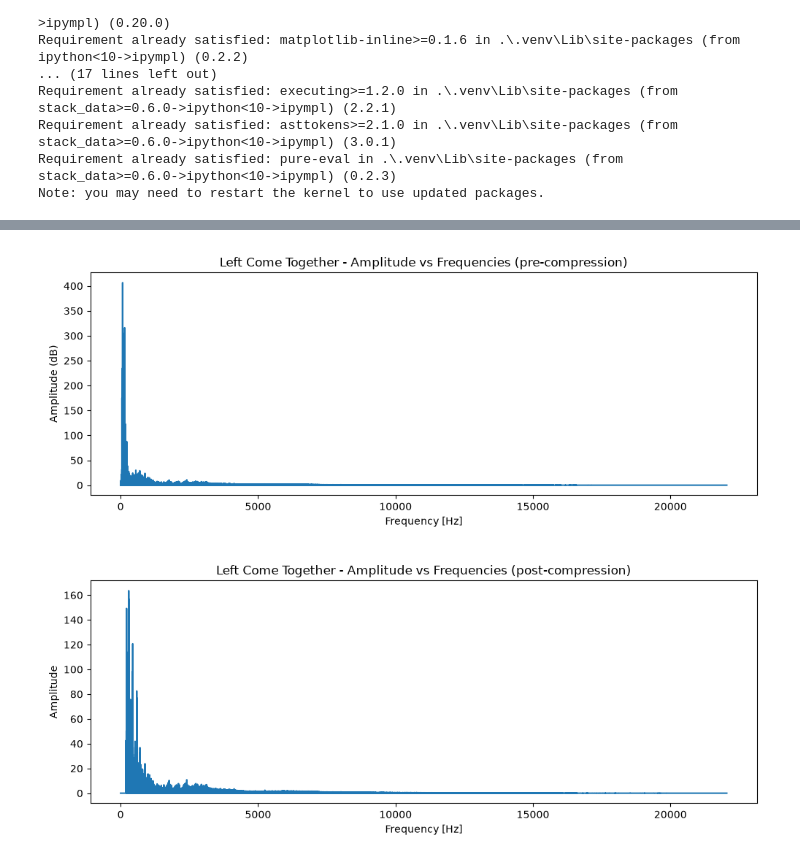
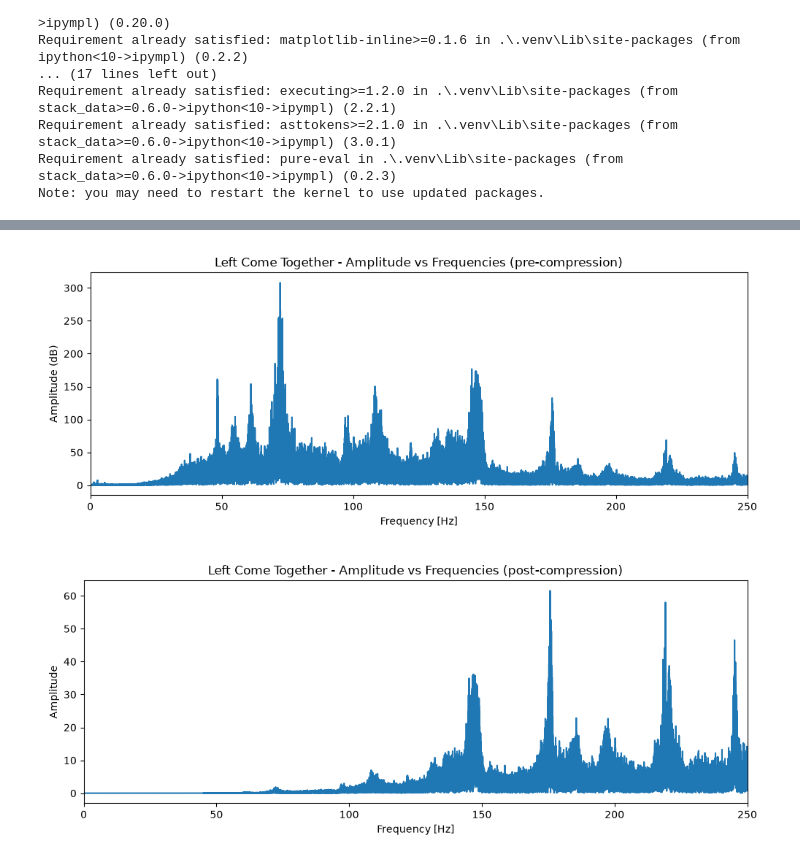
Before and after one commit to EranMaor/Audio-Processing, a Jupyter notebook: fourier.ipynb, the cells around one changed output, grey strips where cells are left out. Saved outputs shown, nothing was run; the diff lists cells and outputs as text; code cells hidden in the pictures.

Commit message:
06/30: corrected hpf to remove hard cutoff

```diff
--- a/fourier.ipynb
+++ b/fourier.ipynb
@@ -70,12 +71,17 @@ def transform_mono(file_name):
 
     return mono_data, f_transform, amplitude, f, sample_rate
 # %%
-def plot(x, y, title, xlabel, ylabel):
+def plot(x, y, title, xlabel, ylabel, xmax=25000):
     plt.figure(figsize=(10, 4))
     plt.title(title)
     plt.ylabel(ylabel)
     plt.xlabel(xlabel)
     plt.plot(x, y)
+
+
+    if xmax != 25000:
+        plt.xlim(0, xmax)
+
     plt.tight_layout()
     plt.show()
 # %%
@@ -101,5 +111,5 @@ plot_freqs(f, amplitude, room_f, room_amplitude, phone_f, phone_amplitude, 'Magn
 # %%
-left_data, f_transform_left, amplitude_left, right_data, f_transform_right, amplitude_right, f, sample_rate = transform('come_together.wav')
-plot(f, amplitude_left,  '(Left Channel) Come Together - Amplitude vs Frequencies (original)', 'Frequency [Hz]', 'Magnitude')
-plot(f,  amplitude_right,  '(Right Channel) Come Together - Amplitude vs Frequencies (original)', 'Frequency [Hz]', 'Magnitude')
+#Convert song to mono and place it in the left channel
+left_data, left_f_transform, left_amplitude, f, sample_rate = transform_mono("come_together.wav")
+plot(f, left_amplitude,  '(Left Channel) Come Together - Amplitude vs Frequencies (original)', 'Frequency [Hz]', 'Magnitude')
 # %% [output]
@@ -111,17 +120,21 @@ def remove_dc_offset(f_transform):
     amplitude = np.abs(f_transform) / len(f_transform)
     return amplitude, f_transform
 # %%
-def adjust_to_speaker_freqs(sample_rate, f_transform):
-    #35Hz to #20kHz
+def adjust_frequencies(sample_rate, f_transform, f, min_freq):
+    nyq = 0.5 * sample_rate # Nyquist frequency (half of sampling rate)
+
+    #35Hz to #20kHz for JBL Bar500; 200Hz to #16kHz for iPhone (but just dealing with HPF)
     #find indices by sampling frequency/#samples * frequency
     length = f_transform.size
     delta_f = sample_rate/((length-1)*2)
-    min_freq_index = int(35/delta_f)+1
-    # max_freq_index = int(20000/delta_f)+1
+    min_freq_index = int(min_freq/delta_f)+1
 
-    f_transform[:min_freq_index] = 0
-    #TBD, low pass filter
-    # f_transform[max_freq_index:-max_freq_index] = 0
+    #apply HPF to frequencies below the cutoff
+    #nth order attenuation has slope 6n(dB/octave)
+    b, a = signal.butter(N=5, Wn=min_freq, btype='highpass', fs=sample_rate, output='ba')
+    _, h = signal.freqz(b, a, worN=f, fs=sample_rate)
+    f_transform = f_transform * h
+
 
     amplitude = np.abs(f_transform) / length
     return amplitude, f_transform
@@ -173,18 +172,15 @@ def missing_fundamental(sample_rate, f_transform):
     amplitude = np.abs(f_transform) / length
     return amplitude, f_transform
 # %%
-al, ftl = missing_fundamental(sample_rate, f_transform_left.copy())
-ar, ftr = missing_fundamental(sample_rate, f_transform_right.copy())
-amplitude_left_new, f_transform_left_new = adjust_to_iphone_freqs(sample_rate, ftl.copy())
-amplitude_right_new, f_transform_right_new = adjust_to_iphone_freqs(sample_rate, ftr.copy())
-# amplitude_left_new, f_transform_left_new= missing_fundamental(sample_rate, f_transform_left.copy())
-# amplitude_right_new, f_transform_right_new = missing_fundamental(sample_rate, f_transform_right.copy())
+# al, ftl = missing_fundamental(sample_rate, left_f_transform.copy())
+# left_amplitude_new, left_f_transform_new = adjust_frequencies(sample_rate, ftl.copy(), f, 200)
+left_amplitude_new, left_f_transform_new= adjust_frequencies(sample_rate, left_f_transform.copy(), f, 200)
 
-plot(f, amplitude_left,  'Left Come Together - Amplitude vs Frequencies (pre-compression)', 'Frequency [Hz]', 'Amplitude (dB)')
-plot(f, amplitude_left_new,  'Left Come Together - Amplitude vs Frequencies (post-compression)', 'Frequency [Hz]', 'Amplitude')
+plot(f, left_amplitude,  'Left Come Together - Amplitude vs Frequencies (pre-compression)', 'Frequency [Hz]', 'Amplitude (dB)', xmax=250)
+plot(f, left_amplitude_new,  'Left Come Together - Amplitude vs Frequencies (post-compression)', 'Frequency [Hz]', 'Amplitude', xmax=250)
 # %% [output]
-[figure, old version]
+[figure, new version]
-[figure, old version]
+[figure, new version]
 # %%
 def inverse_transform(left, right, sample_rate, output_filename):
     reconstructed_left = irfft(left)
```
Also changed, not shown: parts of 7 cells of this notebook, 2 other files.
